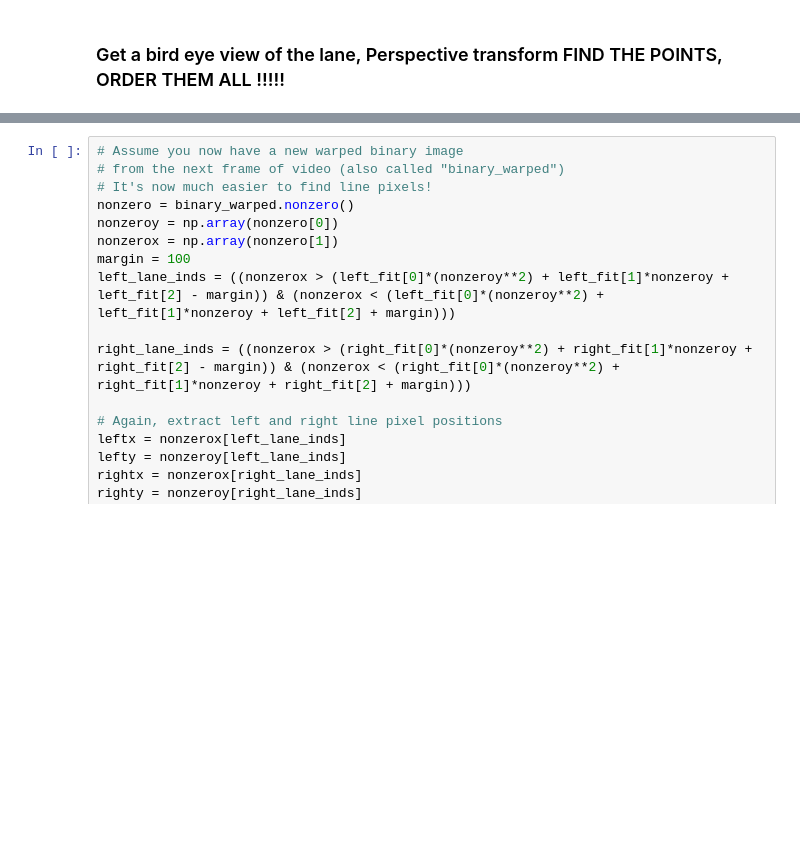
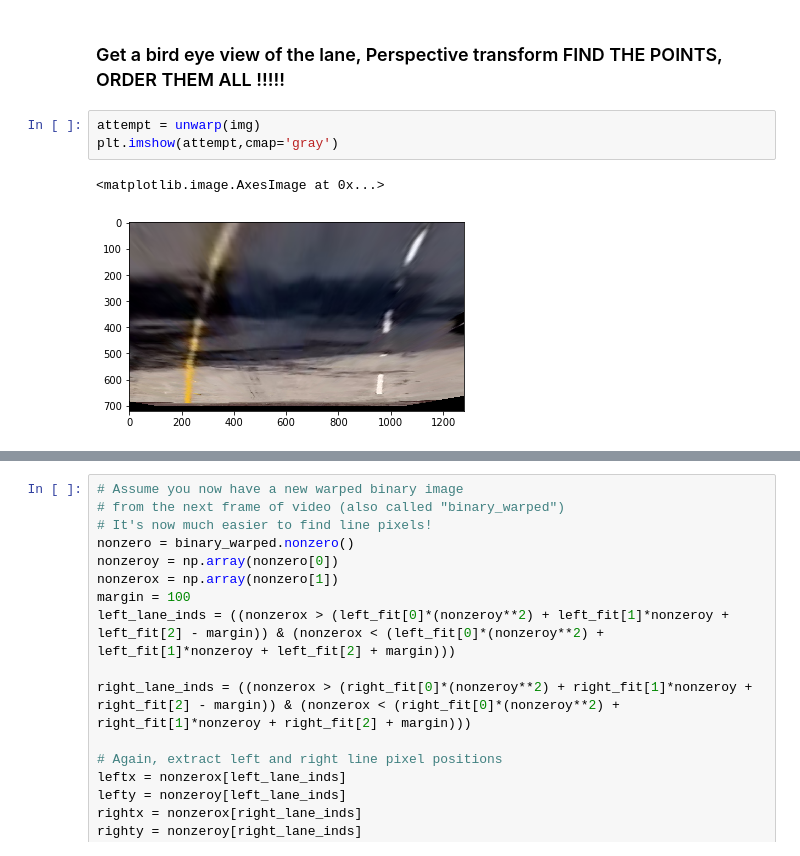
Before and after one commit to leclair-7/CarND-Advanced-Lane-Lines, a Jupyter notebook: Advanced-Lane-Finding.ipynb, the cells around one changed output, grey strips where cells are left out. Cells and saved outputs as stored; diff of their text form; blank space fills up the shorter version.

```diff
--- a/Advanced-Lane-Finding.ipynb
+++ b/Advanced-Lane-Finding.ipynb
@@ -423,3 +429,9 @@ ax4.plot(x, 2 * y ** 2 - 1, color='r')
 # %% [markdown]
 ### Get a bird eye view of the lane, Perspective transform FIND THE POINTS, ORDER THEM ALL !!!!!
+# %%
+attempt = unwarp(img)
+plt.imshow(attempt,cmap='gray')
+# %% [output]
+<matplotlib.image.AxesImage at 0x...>
+[figure, added]
 # %%
```
Also changed, not shown: parts of 22 cells of this notebook.
